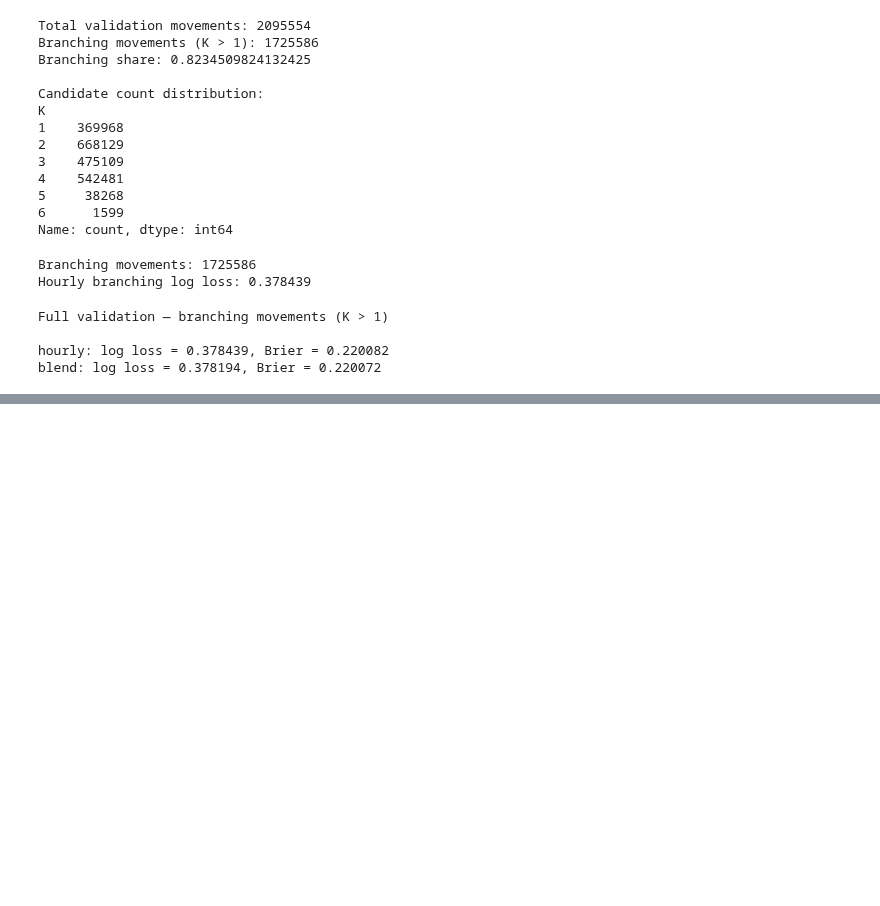
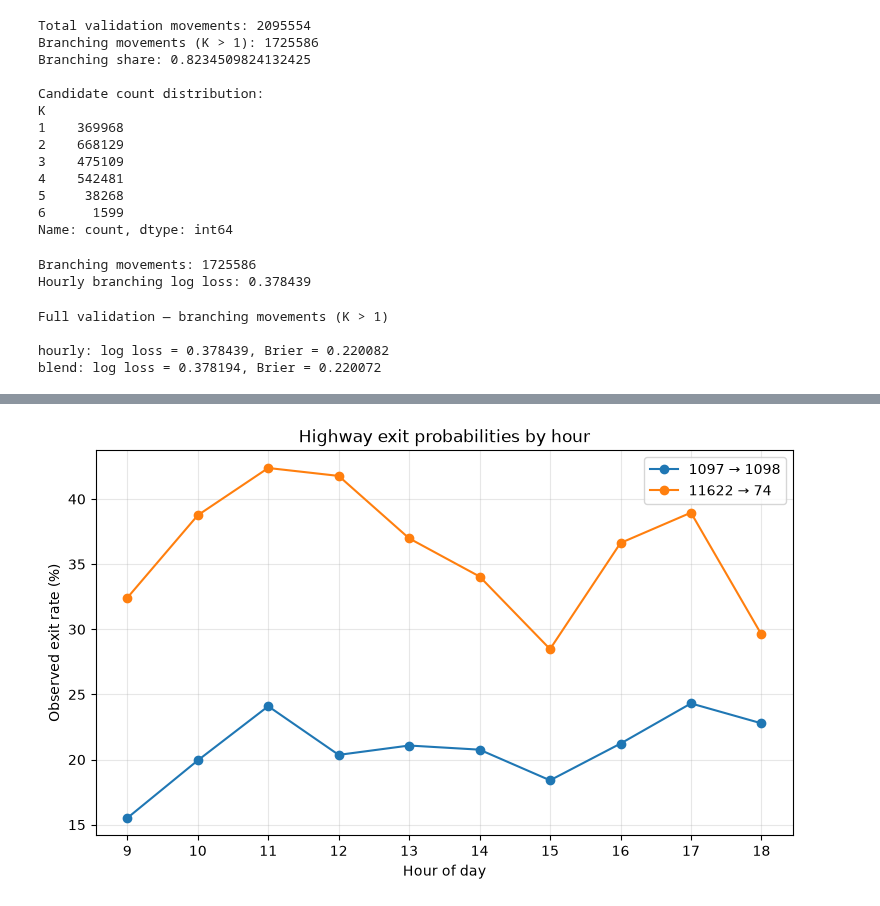
Before and after one commit to grigorashchenkoea/ev-traffic-charging-prediction, a Jupyter notebook: notebooks/01_data_exploration.ipynb, the cells around one changed output, grey strips where cells are left out. Cells and saved outputs as stored; diff of their text form; code cells hidden in the pictures; blank space fills up the shorter version.

Commit message:
Add highway exit analysis and routing model evaluation

```diff
--- a/notebooks/01_data_exploration.ipynb
+++ b/notebooks/01_data_exploration.ipynb
@@ -3418,0 +3872,16 @@ blend: log loss = 0.378194, Brier = 0.220072
+# %%
+# do exit decisions depend on hour
+
+from scipy.stats import chi2_contingency
+
+for incoming, intersection in [(1097, 1098), (11622, 74)]:
+    hourly_counts = hourly_exits.loc[
+        (incoming, intersection), ["continue", "exit"]
+    ]
+
+    chi2, p_value, dof, expected = chi2_contingency(hourly_counts)
+
+    print(f"\nApproach {incoming} → {intersection}")
+    print(f"Chi-square: {chi2:.3f}")
+    print(f"p-value: {p_value:.6g}")
+    print(f"Degrees of freedom: {dof}")
@@ -3418,0 +3898,25 @@ blend: log loss = 0.378194, Brier = 0.220072
+# %%
+import matplotlib.pyplot as plt
+
+fig, ax = plt.subplots(figsize=(9, 5))
+
+for incoming, intersection in [(1097, 1098), (11622, 74)]:
+    data = hourly_exits.loc[(incoming, intersection)]
+
+    ax.plot(
+        data.index,
+        data["exit_rate"] * 100,
+        marker="o",
+        label=f"{incoming} → {intersection}",
+    )
+
+ax.set_xlabel("Hour of day")
+ax.set_ylabel("Observed exit rate (%)")
+ax.set_title("Highway exit probabilities by hour")
+ax.set_xticks(range(9, 19))
+ax.legend()
+ax.grid(alpha=0.3)
+
+plt.show()
+# %% [output]
+[figure, added]
```
Also changed, not shown: parts of 40 cells of this notebook.
